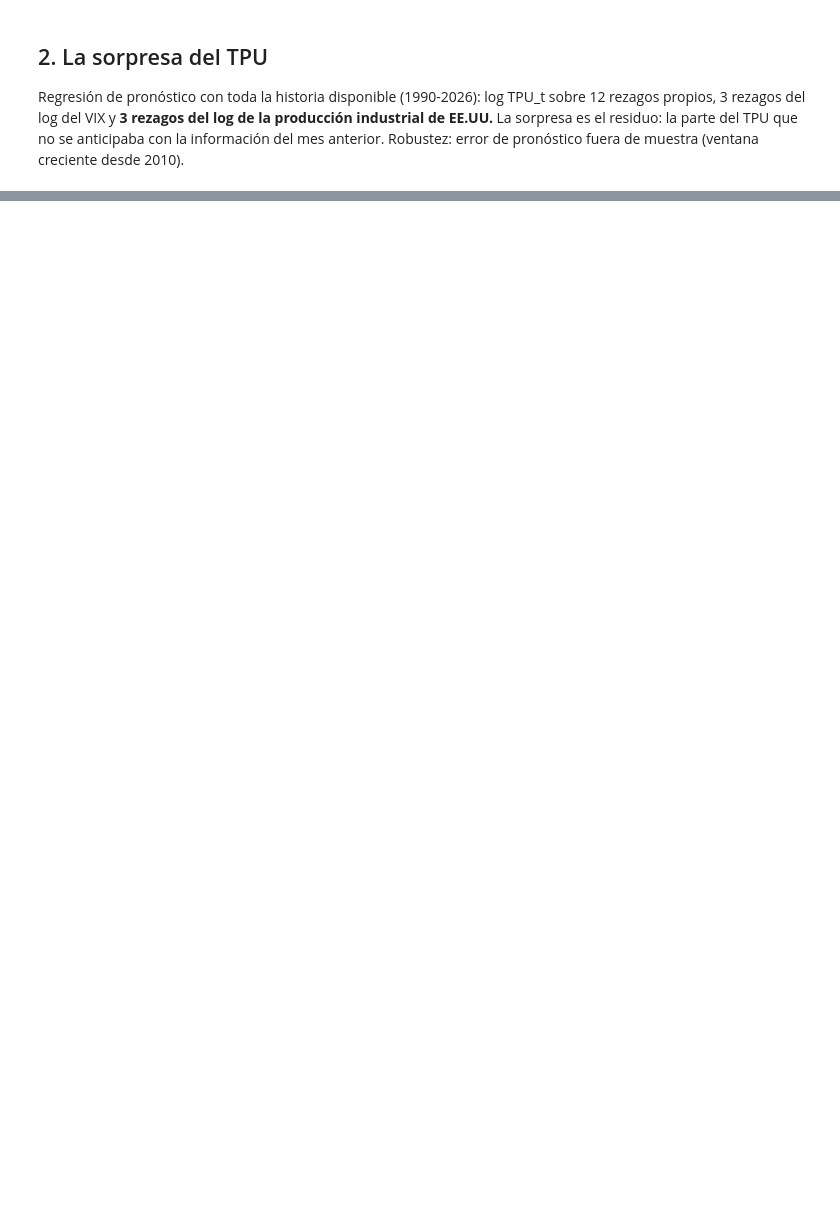
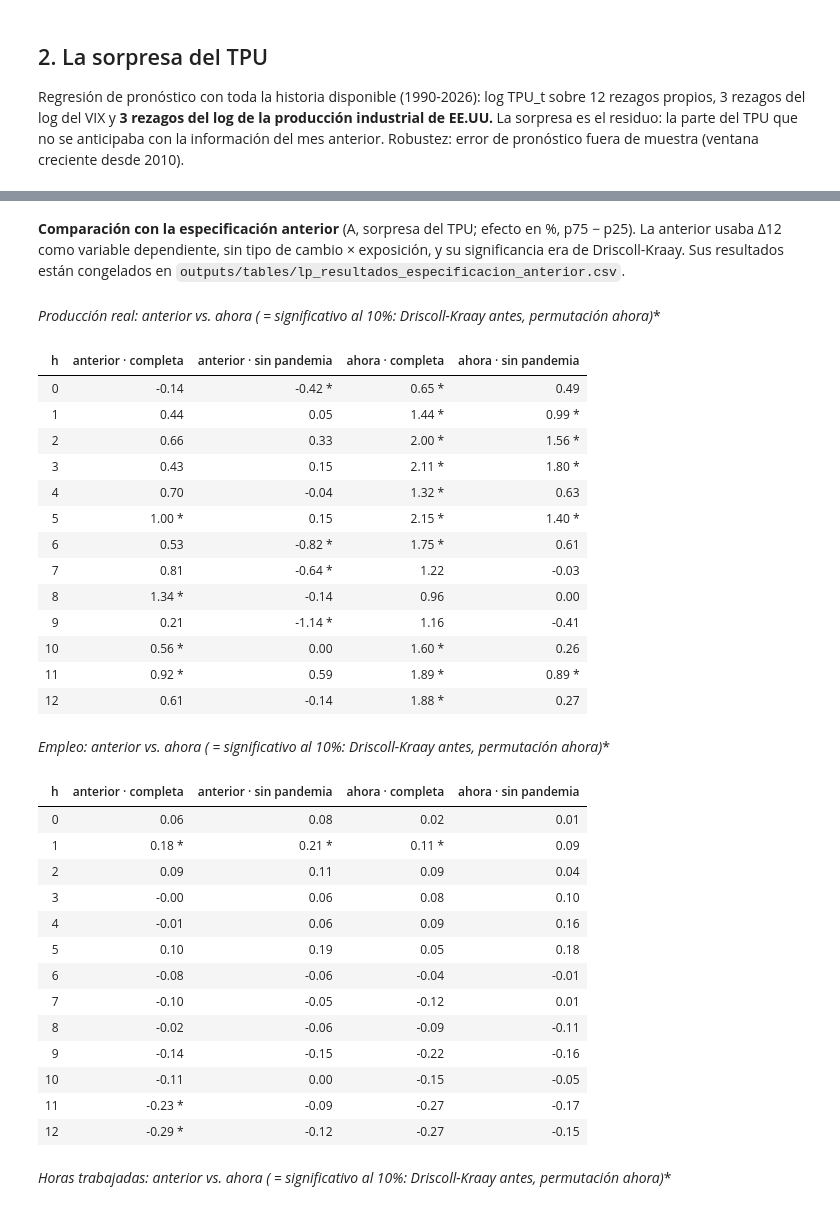
Before and after one commit to aabermejoq/Incertidumbre-Comercial, a Jupyter notebook: code/Python/02_local_projections.ipynb, the cells around one changed output, grey strips where cells are left out. Cells and saved outputs as stored; diff of their text form; code cells hidden in the pictures; blank space fills up the shorter version.

```diff
--- a/code/Python/02_local_projections.ipynb
+++ b/code/Python/02_local_projections.ipynb
@@ -594,0 +579,45 @@ Guardado en `outputs/tables/lp_suavizadas_bootstrap.csv` y `lp_suavizadas_resume
+# %% [markdown]
+**Comparación con la especificación anterior** (A, sorpresa del TPU; efecto en %, p75 − p25). La anterior usaba Δ12 como variable dependiente, sin tipo de cambio × exposición, y su significancia era de Driscoll-Kraay. Sus resultados están congelados en `outputs/tables/lp_resultados_especificacion_anterior.csv`.
+# %%
+ant = pd.read_csv(RAIZ / "outputs/tables/lp_resultados_especificacion_anterior.csv", keep_default_na=False, na_values=[""])
+ant = ant[(ant.especificacion == "A") & (ant.choque == "sorpresa_tpu_std") & ant.robustez.isna()]
+nueva = res[(res.especificacion == "A") & (res.choque == "sorpresa_tpu_std") & (res.robustez == "") & (res.h >= 0)]
+comp = nueva.merge(ant[["variable", "muestra", "h", "efecto_pp", "t_dk"]], on=["variable", "muestra", "h"], how="left", validate="one_to_one")
+comp["anterior"] = comp.efecto_pp.map("{:.2f}".format) + np.where(comp.t_dk.abs() > 1.645, " *", "")
+comp["ahora"] = comp.efecto.map("{:.2f}".format) + np.where(comp.p_perm < 0.10, " *", "")
+for y in NIV:
+    t_ = comp[comp.variable == y].pivot(index="h", columns="muestra", values=["anterior", "ahora"])
+    t_.columns = [f"{a} · {b}" for a, b in t_.columns]
+    tabla(t_.reset_index(), f"{NOMBRE_Y[y]}: anterior vs. ahora (* = significativo al 10%: Driscoll-Kraay antes, permutación ahora)")
+# %% [output]
+**Producción real: anterior vs. ahora (* = significativo al 10%: Driscoll-Kraay antes, permutación ahora)**
+| h | anterior · completa | anterior · sin pandemia | ahora · completa | ahora · sin pandemia |
+| 0 | -0.14 | -0.42 * | 0.65 * | 0.49 |
+| 1 | 0.44 | 0.05 | 1.44 * | 0.99 * |
+| 2 | 0.66 | 0.33 | 2.00 * | 1.56 * |
+| 3 | 0.43 | 0.15 | 2.11 * | 1.80 * |
+| 4 | 0.70 | -0.04 | 1.32 * | 0.63 |
+| 5 | 1.00 * | 0.15 | 2.15 * | 1.40 * |
+| 6 | 0.53 | -0.82 * | 1.75 * | 0.61 |
+| 7 | 0.81 | -0.64 * | 1.22 | -0.03 |
+| 8 | 1.34 * | -0.14 | 0.96 | 0.00 |
+| 9 | 0.21 | -1.14 * | 1.16 | -0.41 |
+| 10 | 0.56 * | 0.00 | 1.60 * | 0.26 |
+| 11 | 0.92 * | 0.59 | 1.89 * | 0.89 * |
+| 12 | 0.61 | -0.14 | 1.88 * | 0.27 |
+**Empleo: anterior vs. ahora (* = significativo al 10%: Driscoll-Kraay antes, permutación ahora)**
+| h | anterior · completa | anterior · sin pandemia | ahora · completa | ahora · sin pandemia |
+| 0 | 0.06 | 0.08 | 0.02 | 0.01 |
+| 1 | 0.18 * | 0.21 * | 0.11 * | 0.09 |
+| 2 | 0.09 | 0.11 | 0.09 | 0.04 |
+| 3 | -0.00 | 0.06 | 0.08 | 0.10 |
+| 4 | -0.01 | 0.06 | 0.09 | 0.16 |
+| 5 | 0.10 | 0.19 | 0.05 | 0.18 |
+| 6 | -0.08 | -0.06 | -0.04 | -0.01 |
+| 7 | -0.10 | -0.05 | -0.12 | 0.01 |
+| 8 | -0.02 | -0.06 | -0.09 | -0.11 |
+| 9 | -0.14 | -0.15 | -0.22 | -0.16 |
+| 10 | -0.11 | 0.00 | -0.15 | -0.05 |
+| 11 | -0.23 * | -0.09 | -0.27 | -0.17 |
+| 12 | -0.29 * | -0.12 | -0.27 | -0.15 |
+**Horas trabajadas: anterior vs. ahora (* = significativo al 10%: Driscoll-Kraay antes, permutación ahora)**
```
Also changed, not shown: parts of 40 cells of this notebook, 4 other files.
